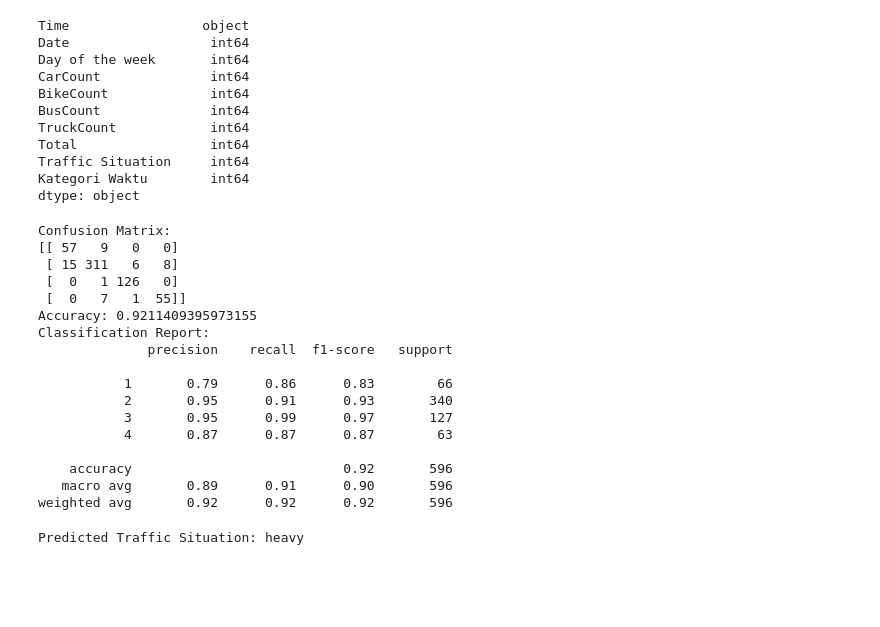
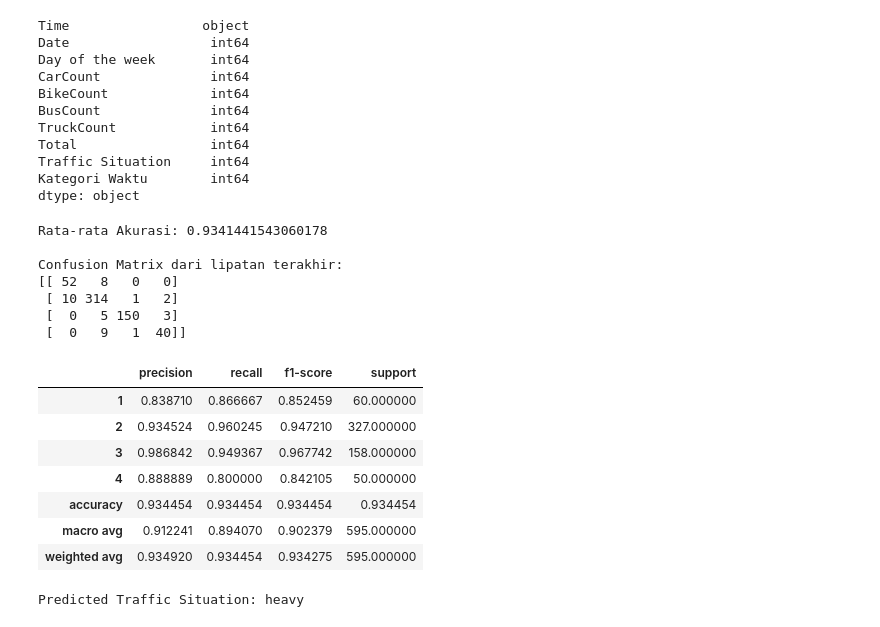
Before and after one commit to RH203/final-project-kecerdasan-buatan, a Jupyter notebook: final_project.ipynb, the cells around one changed output. Saved outputs shown, nothing was run; the diff lists cells and outputs as text; code cells hidden in the pictures; blank space fills up the shorter version.

Commit message:
Add validation test use KFOLD

```diff
--- a/final_project.ipynb
+++ b/final_project.ipynb
@@ -313,30 +310,57 @@ y_pred = model.predict(X_test)
+# %%
+kf = KFold(n_splits=5, shuffle=True, random_state=42)
+# %%
+# Menyimpan hasil akurasi
+accuracies = []
+confusion_matrices = []
+classification_reports = []
+# %%
+for train_index, test_index in kf.split(X):
+    # Akses data dengan .iloc
+    X_train, X_test = X.iloc[train_index], X.iloc[test_index]
+    y_train, y_test = y.iloc[train_index], y.iloc[test_index]
+
+    # Latih model
+    model.fit(X_train, y_train)
+
+    # Prediksi dan evaluasi
+    y_pred = model.predict(X_test)
+
+    # Evaluasi setiap lipatan
+    accuracies.append(accuracy_score(y_test, y_pred))
+    confusion_matrices.append(confusion_matrix(y_test, y_pred))
+    classification_reports.append(classification_report(y_test, y_pred, output_dict=True))
 # %%
-# Evaluasi model
-print("Confusion Matrix:")
-print(confusion_matrix(y_test, y_pred))
-
-print("Accuracy:", accuracy_score(y_test, y_pred))
-
-print("Classification Report:")
-print(classification_report(y_test, y_pred))
+# Evaluasi keseluruhan
+print("Rata-rata Akurasi:", sum(accuracies) / len(accuracies))
+print("\nConfusion Matrix dari lipatan terakhir:")
+print(confusion_matrices[-1])
+# print("\nClassification Report dari lipatan terakhir:")
+# print(classification_reports[-1])
 # %% [output]
-Confusion Matrix:
-[[ 57   9   0   0]
- [ 15 311   6   8]
- [  0   1 126   0]
- [  0   7   1  55]]
-Accuracy: 0.9211409395973155
-Classification Report:
-              precision    recall  f1-score   support
+Rata-rata Akurasi: 0.9341441543060178
 
-           1       0.79      0.86      0.83        66
-           2       0.95      0.91      0.93       340
-           3       0.95      0.99      0.97       127
-           4       0.87      0.87      0.87        63
-
-    accuracy                           0.92       596
-   macro avg       0.89      0.91      0.90       596
-weighted avg       0.92      0.92      0.92       596
+Confusion Matrix dari lipatan terakhir:
+[[ 52   8   0   0]
+ [ 10 314   1   2]
+ [  0   5 150   3]
+ [  0   9   1  40]]
+# %%
+report_dict = classification_report(y_test, y_pred, output_dict=True)
+
+# Konversi ke DataFrame
+report_df = pd.DataFrame(report_dict).transpose()
+
+report_df
+# %% [output]
+|  | precision | recall | f1-score | support |
+| 1 | 0.838710 | 0.866667 | 0.852459 | 60.000000 |
+| 2 | 0.934524 | 0.960245 | 0.947210 | 327.000000 |
+| 3 | 0.986842 | 0.949367 | 0.967742 | 158.000000 |
+| 4 | 0.888889 | 0.800000 | 0.842105 | 50.000000 |
+| accuracy | 0.934454 | 0.934454 | 0.934454 | 0.934454 |
+| macro avg | 0.912241 | 0.894070 | 0.902379 | 595.000000 |
+| weighted avg | 0.934920 | 0.934454 | 0.934275 | 595.000000 |
 # %%
 new_input = pd.DataFrame({
     'Date': [20],
```
Also changed, not shown: parts of 3 cells of this notebook.
